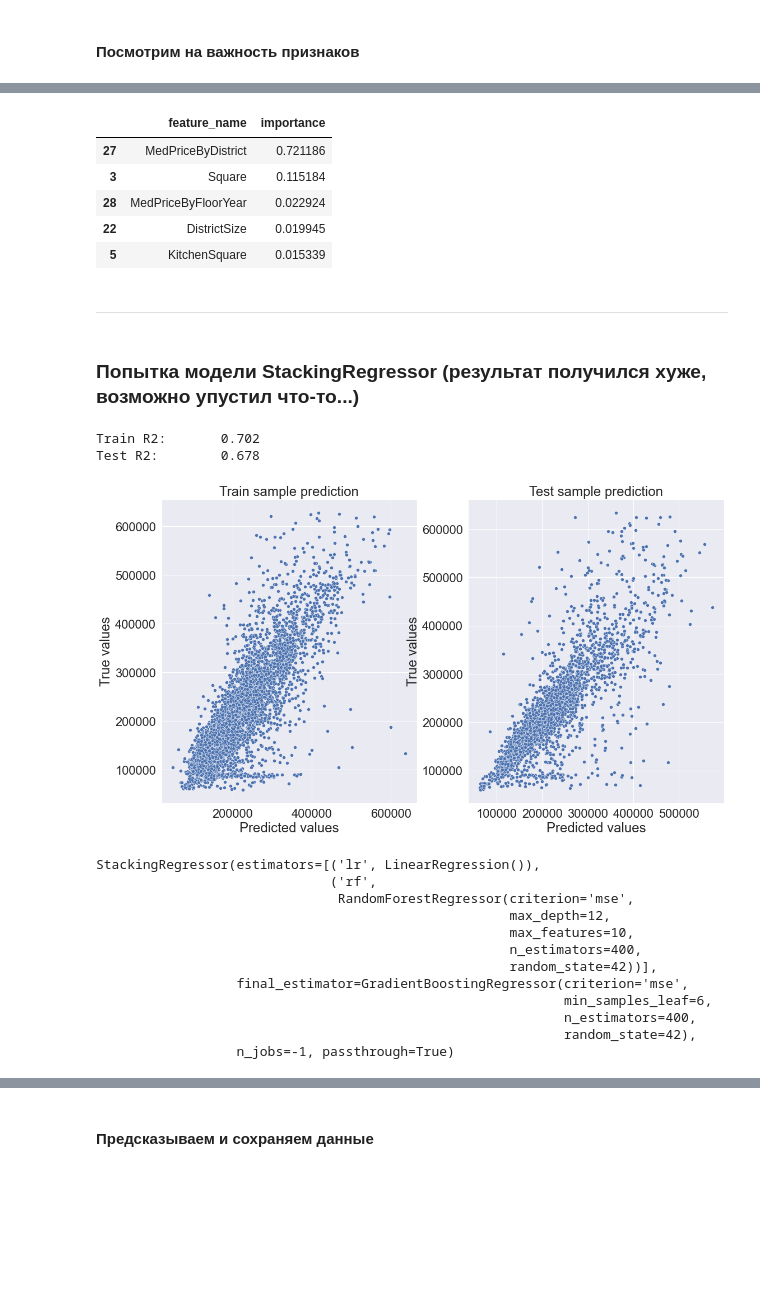
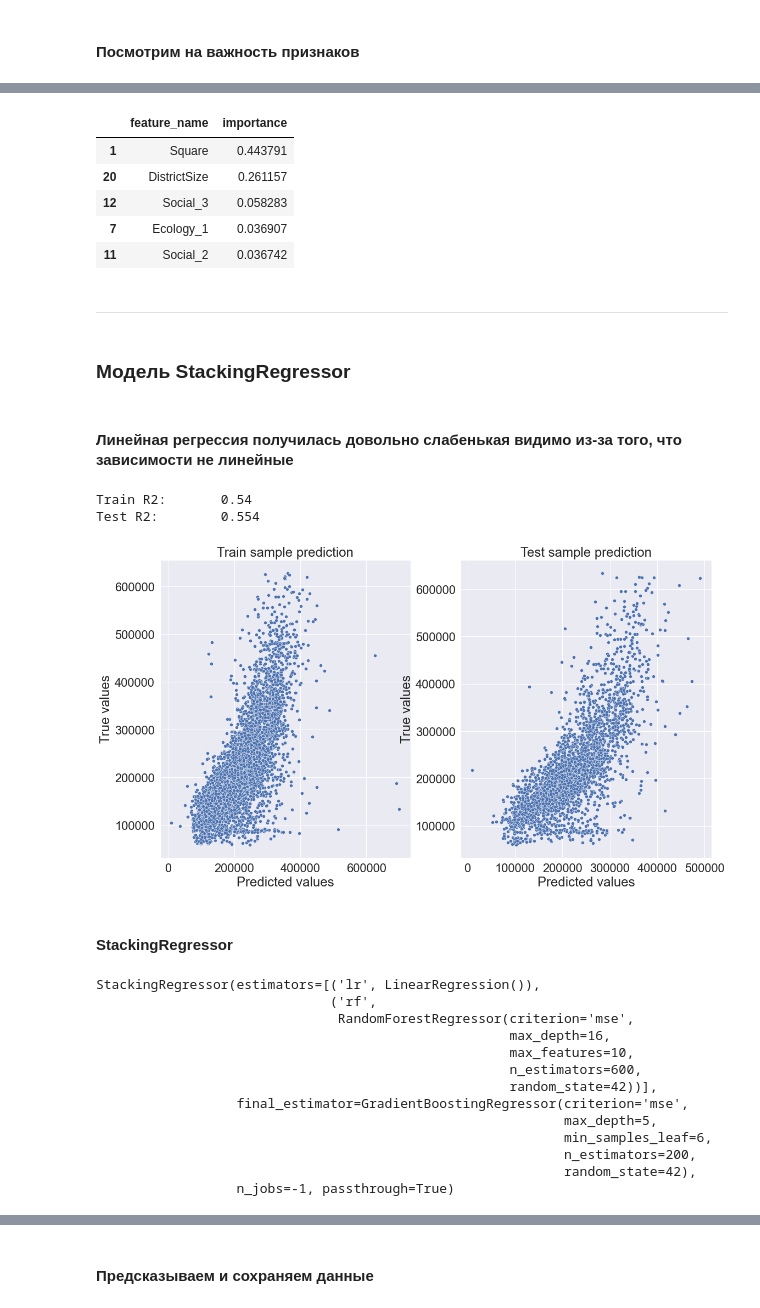
Before and after one commit to samoryad/datascience_GB, a Jupyter notebook: project_price_prediction/project_price_prediction.ipynb, the cells around one changed output, grey strips where cells are left out. Cells and saved outputs as stored; diff of their text form; code cells hidden in the pictures; blank space fills up the shorter version.

Commit message:
project done (StackingRegressor done, GradientBoostingRegressor final)

```diff
--- a/project_price_prediction/project_price_prediction.ipynb
+++ b/project_price_prediction/project_price_prediction.ipynb
@@ -784,7 +787,7 @@ feature_names = ['Rooms', 'Square', 'LifeSquare', 'KitchenSquare', 'Floor', 'Hou
                  'Helthcare_2', 'Shops_1', 'Shops_2']
 
 new_feature_names = ['Rooms_outlier', 'HouseFloor_outlier', 'HouseYear_outlier', 'LifeSquare_nan', 'DistrictSize',
-                     'new_district', 'IsDistrictLarge',  'MedPriceByDistrict', 'MedPriceByFloorYear']
+                     'new_district', 'IsDistrictLarge']
 
 target_name = 'Price'
 # %% [markdown]
@@ -819,6 +822,10 @@ test_df = features_gen.transform(test_df)
 X_train.shape, X_valid.shape, test_df.shape
 # %% [output]
 ((6700, 29), (3300, 29), (5000, 29))
+# %%
+X_train = X_train[feature_names + new_feature_names]
+X_valid = X_valid[feature_names + new_feature_names]
+test_df = test_df[feature_names + new_feature_names]
 # %%
 X_train.isna().sum().sum(), X_valid.isna().sum().sum(), test_df.isna().sum().sum()
 # %% [output]
@@ -885,7 +895,7 @@ Test R2:        0.685
 # %% [markdown]
 #### Оптимизированная модель
 # %%
-final_rf_model = RandomForestRegressor(n_estimators=400, max_depth=12, \
+final_rf_model = RandomForestRegressor(n_estimators=600, max_depth=16, \
                                        max_features=10, random_state=42, criterion='mse')
 final_rf_model.fit(X_train, y_train)
 # %% [output]
@@ -941,10 +953,10 @@ Test R2:        0.678
 #### Оптимизированная модель
 # %%
 final_model = GradientBoostingRegressor(criterion='mse',
-                                     max_depth=3,
+                                     max_depth=5,
                                      min_samples_leaf=6,
                                      random_state=42,
-                                     n_estimators=400)
+                                     n_estimators=200)
 final_model.fit(X_train, y_train)
 
 y_train_final_preds = final_model.predict(X_train)
@@ -992,30 +1002,36 @@ feature_importances.sort_values(by='importance', ascending=False, inplace=True)
 feature_importances.head()
 # %% [output]
 |  | feature_name | importance |
-| 27 | MedPriceByDistrict | 0.721186 |
-| 3 | Square | 0.115184 |
-| 28 | MedPriceByFloorYear | 0.022924 |
-| 22 | DistrictSize | 0.019945 |
-| 5 | KitchenSquare | 0.015339 |
+| 1 | Square | 0.443791 |
+| 20 | DistrictSize | 0.261157 |
+| 12 | Social_3 | 0.058283 |
+| 7 | Ecology_1 | 0.036907 |
+| 11 | Social_2 | 0.036742 |
 # %% [markdown]
 ---
 # %% [markdown]
-### Попытка модели StackingRegressor (результат получился хуже, возможно упустил что-то...)
+### Модель StackingRegressor
+# %% [markdown]
+#### Линейная регрессия получилась довольно слабенькая видимо из-за того, что зависимости не линейные
 # %%
 lr_model = LinearRegression()
 lr_model.fit(X_train, y_train)
 
-y_train_preds = lr_model.predict(X_train)
+y_train_lr_preds = lr_model.predict(X_train)
+y_test_lr_preds = lr_model.predict(X_valid)
 
-y_train_preds = np.clip(y_train_preds, a_min=10000, a_max=700000)
+y_train_lr_preds = np.clip(y_train_lr_preds, a_min=10000, a_max=700000)
+y_test_lr_preds = np.clip(y_test_lr_preds, a_min=10000, a_max=700000)
 
-evaluate_preds(y_train, y_train_preds, y_valid, y_test_preds)
+
+evaluate_preds(y_train, y_train_lr_preds, y_valid, y_test_lr_preds)
 # %% [output]
-Train R2:       0.702
-Test R2:        0.678
+Train R2:       0.54
+Test R2:        0.554
-[figure, old version]
+[figure, new version]
+# %% [markdown]
+#### StackingRegressor
 # %%
-from sklearn.datasets import load_diabetes
 X, y = load_diabetes(return_X_y=True)
 
 stack = StackingRegressor([('lr', lr_model), ('rf', final_rf_model)], \
@@ -1025,13 +1041,14 @@ stack.fit(X_train, y_train)
 StackingRegressor(estimators=[('lr', LinearRegression()),
                               ('rf',
                                RandomForestRegressor(criterion='mse',
-                                                     max_depth=12,
+                                                     max_depth=16,
                                                      max_features=10,
-                                                     n_estimators=400,
+                                                     n_estimators=600,
                                                      random_state=42))],
                   final_estimator=GradientBoostingRegressor(criterion='mse',
+                                                            max_depth=5,
                                                             min_samples_leaf=6,
-                                                            n_estimators=400,
+                                                            n_estimators=200,
                                                             random_state=42),
                   n_jobs=-1, passthrough=True)
 # %%
```
Also changed, not shown: parts of 25 cells of this notebook, 1 other file.
